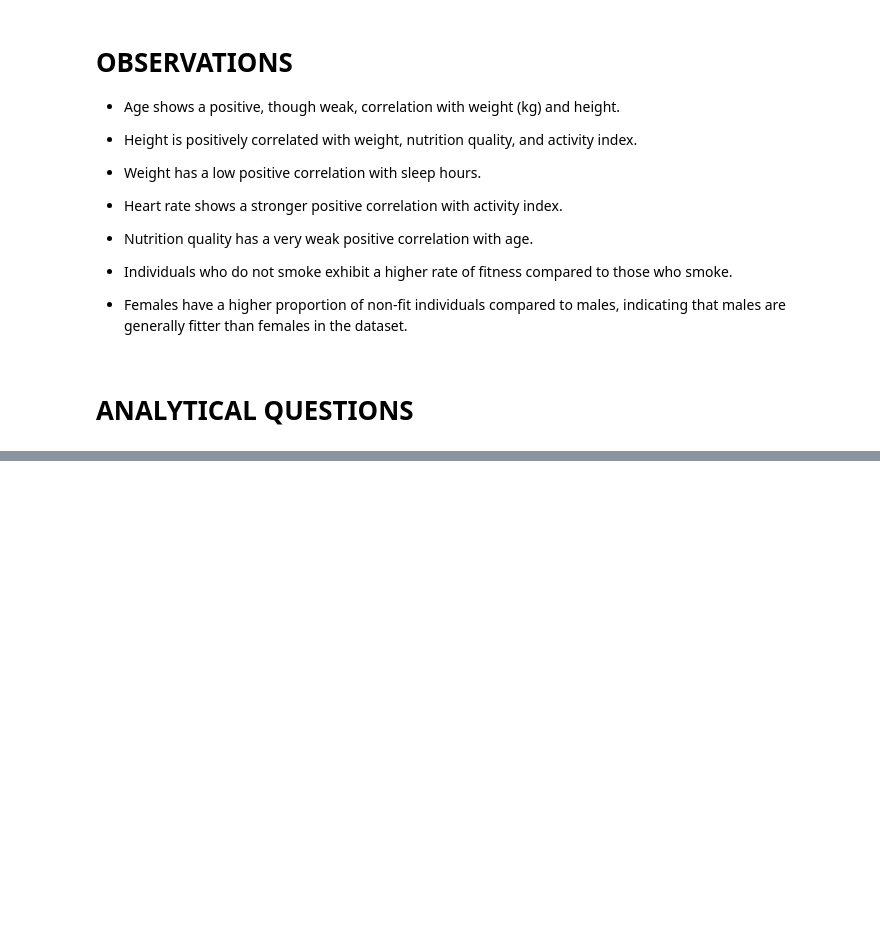
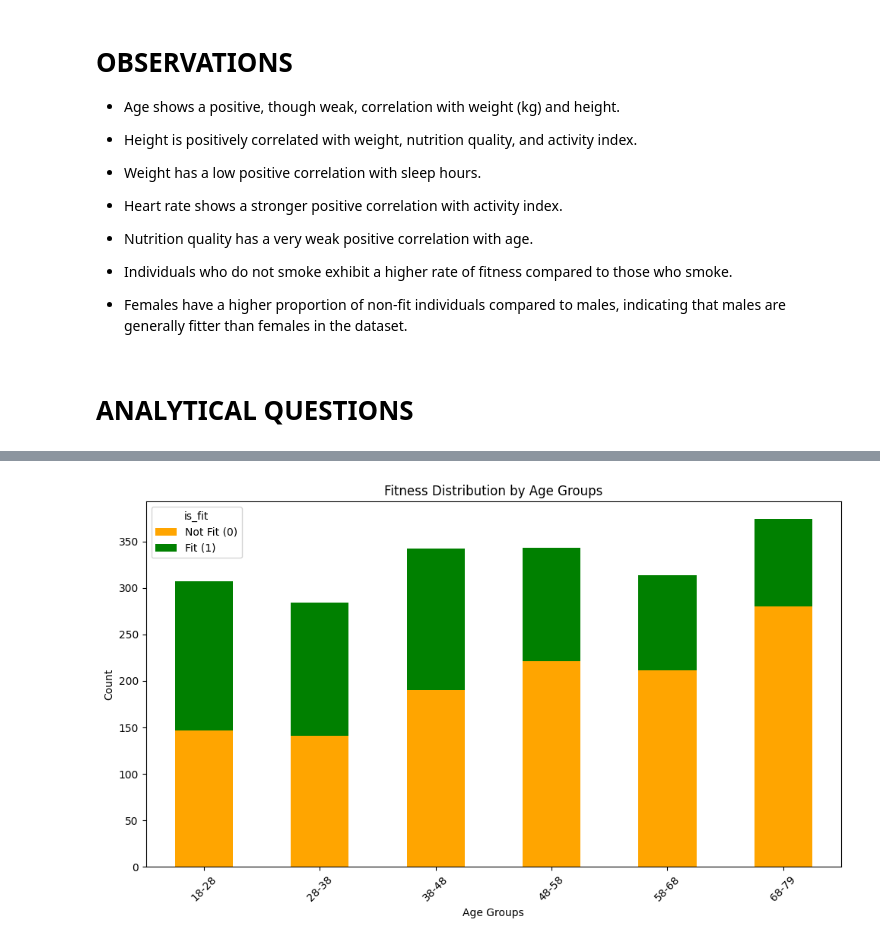
Before and after one commit to bamzyyyy/Fitness_Classification, a Jupyter notebook: Notebook/Fitness.ipynb, the cells around one changed output, grey strips where cells are left out. Drawn from its saved outputs; the diff is of its cells as text; code cells hidden in the pictures; blank space fills up the shorter version.

```diff
--- a/Notebook/Fitness.ipynb
+++ b/Notebook/Fitness.ipynb
@@ -356,0 +397,9 @@ plt.show()
+# %%
+bins = list(range(18, 80, 10))  # [18, 28, 38, 48, 58, 68, 78]
+bins[-1] = 79  # make sure the last bin ends at 79
+# %%
+# Define labels
+labels = [f"{bins[i]}-{bins[i+1]}" for i in range(len(bins)-1)]
+# %%
+# Create new column
+Fitness_df['age_group'] = pd.cut(Fitness_df['age'], bins=bins, labels=labels, right=True)
@@ -356,0 +417,17 @@ plt.show()
+# %%
+
+# Group by age group and is_fit
+age_fit = Fitness_df.groupby(['age_group', 'is_fit']).size().unstack(fill_value=0)
+
+# Plot stacked bar chart
+age_fit.plot(kind='bar', stacked=True, figsize=(10,6), color=['orange','green'])
+
+plt.title("Fitness Distribution by Age Groups")
+plt.xlabel("Age Groups")
+plt.ylabel("Count")
+plt.legend(title="is_fit", labels=["Not Fit (0)", "Fit (1)"])
+plt.xticks(rotation=45)
+plt.tight_layout()
+plt.show()
+# %% [output]
+[figure, added]
```
Also changed, not shown: parts of 72 cells of this notebook, 5 other files.
